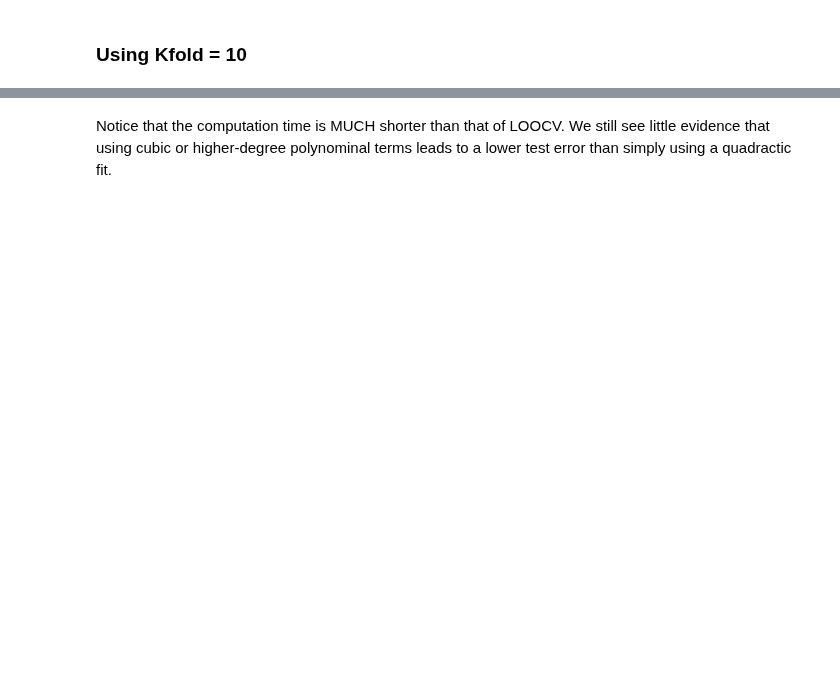
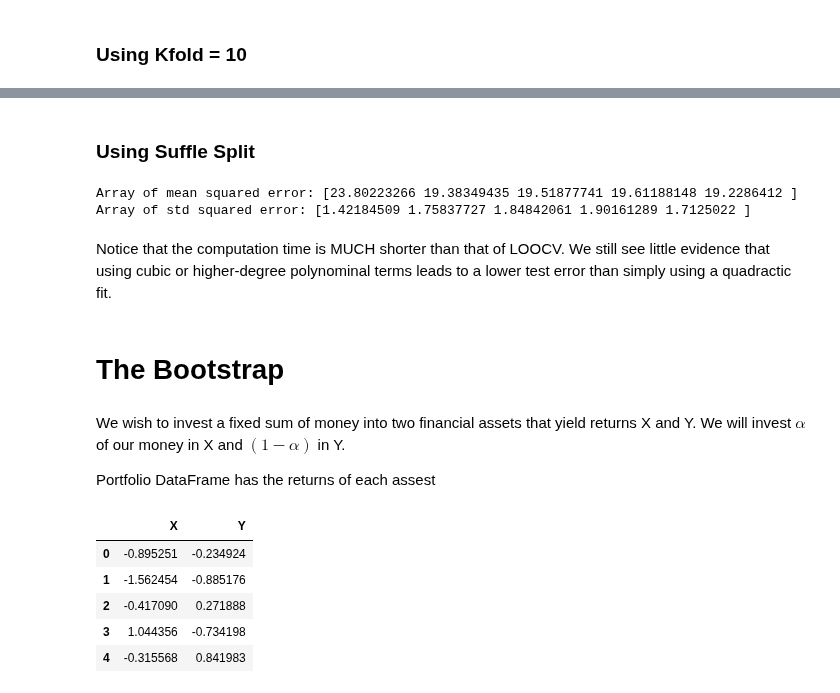
Before and after one commit to sebastianBP26/Machine_Learning_Dic, a Jupyter notebook: ISLP/5. Resampling Methods/Resampling_Methods.ipynb, the cells around one changed output, grey strips where cells are left out. Cells and saved outputs as stored; diff of their text form; code cells hidden in the pictures; blank space fills up the shorter version.

```diff
--- a/ISLP/5. Resampling Methods/Resampling_Methods.ipynb
+++ b/ISLP/5. Resampling Methods/Resampling_Methods.ipynb
@@ -183,2 +208,37 @@ array([24.20766449, 19.18533142, 19.27626666, 19.47848402, 19.13719673])
+# %% [markdown]
+### Using Suffle Split
+# %%
+quadractic_levels = 5
+cv = ShuffleSplit(n_splits=10,random_state=0, test_size = 196)
+
+cv_mse_array = np.zeros(quadractic_levels)
+cv_mse_std = np.zeros(quadractic_levels)
+
+for idx, degree in enumerate(range(1, quadractic_levels + 1)):
+    cv_results = cross_validate(model, Polynomial_Regression(X, degree), y, cv = cv, scoring = 'neg_mean_squared_error')
+    cv_mse_array[idx] = -np.mean(cv_results['test_score'])
+    cv_mse_std[idx] = np.std(-cv_results['test_score'])
+
+print(f'Array of mean squared error: {cv_mse_array}')
+print(f'Array of std squared error: {cv_mse_std}')
+# %% [output]
+Array of mean squared error: [23.80223266 19.38349435 19.51877741 19.61188148 19.2286412 ]
+Array of std squared error: [1.42184509 1.75837727 1.84842061 1.90161289 1.7125022 ]
 # %% [markdown]
 Notice that the computation time is MUCH shorter than that of LOOCV. We still see little evidence that using cubic or higher-degree polynominal terms leads to a lower test error than simply using a quadractic fit.
+# %% [markdown]
+# The Bootstrap
+# %% [markdown]
+We wish to invest a fixed sum of money into two financial assets that yield returns X and Y. We will invest $\alpha$ of our money in X and $(1-\alpha)$ in Y.
+
+Portfolio DataFrame has the returns of each assest
+# %%
+Portfolio = load_data('Portfolio')
+Portfolio.head()
+# %% [output]
+|  | X | Y |
+| 0 | -0.895251 | -0.234924 |
+| 1 | -1.562454 | -0.885176 |
+| 2 | -0.417090 | 0.271888 |
+| 3 | 1.044356 | -0.734198 |
+| 4 | -0.315568 | 0.841983 |
```
Also changed, not shown: parts of 8 cells of this notebook.
